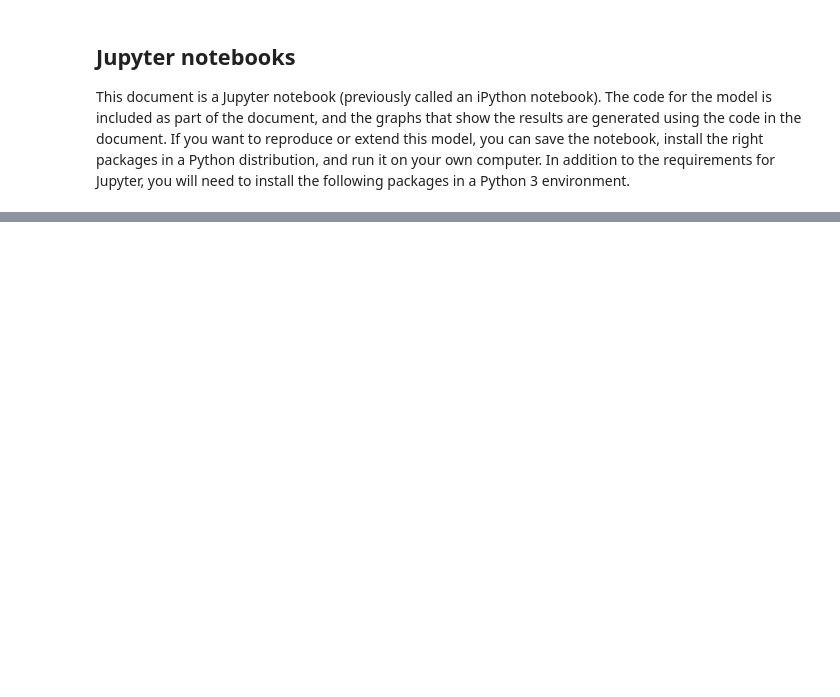
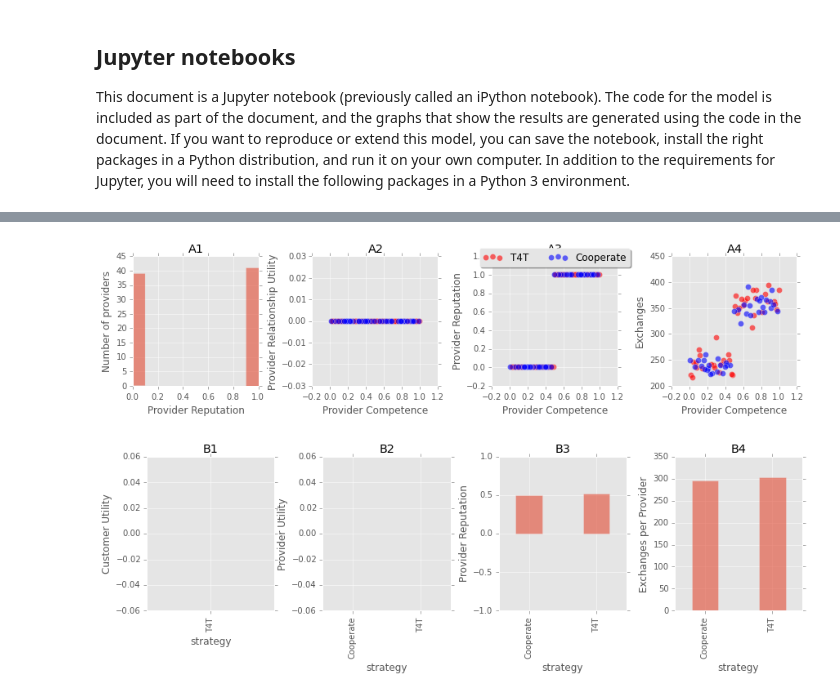
Before and after one commit to tomslee/provider-reputation, a Jupyter notebook: provider-reputation.ipynb, the cells around one changed output, grey strips where cells are left out. Drawn from its saved outputs; the diff is of its cells as text; code cells hidden in the pictures; blank space fills up the shorter version.

```diff
--- a/provider-reputation.ipynb
+++ b/provider-reputation.ipynb
@@ -447,0 +262,26 @@ plot_results_by_competence(sim)
+# %%
+def rating_period(period, sim):
+    # Match up customers with providers: many customers may undertake an exchange with one provider
+    # in a single period.
+
+    # Assign ranges weighted by reputation
+    maximum = 0.0
+    store_front_max = [] # a list of values partitioning a range so that exchanges can be matched
+    for provider_id in range(sim.provider_count):
+        provider = sim.providers[provider_id]
+        reputation_scaled = provider.reputation() / (RATING_THUMBS_UP - RATING_THUMBS_DOWN)
+        maximum +=  1.0 + reputation_scaled
+        store_front_max.append(maximum)
+
+    # Each customer chooses a provider and undertakes an exchange with them
+    for customer_id in range(sim.customer_count):
+        # choose a value between zero and the maximum
+        val = random.uniform(0.0, maximum)
+        # find which provider it is (inefficiently)
+        for provider_id in range(sim.provider_count):
+            if val <= store_front_max[provider_id]:
+                break
+        exchange(sim.customers[customer_id],
+                 sim.providers[provider_id],
+                 sim.interactions_per_exchange,
+                 sim.noise_fraction)
@@ -447,0 +431,18 @@ plot_results_by_competence(sim)
+# %%
+sim = Simulation(
+    customer_count = 240,
+    provider_count = 80,
+    customer_t4t_proportion = 1.0, # all others are Grim or Defect
+    provider_t4t_proportion = 0.5, # all others are Cooperate
+    rating_periods = 100,
+    interactions_per_exchange = 0,
+    noise_fraction = 0.1,
+    customer_strategies = (STRATEGY_T4T, STRATEGY_DEFECT),
+    provider_strategies = (STRATEGY_T4T, STRATEGY_COOPERATE)
+    )
+sim.simulate()
+plot_by_competence(sim)
+plot_by_strategy(sim)
+# %% [output]
+[figure, added]
+[figure, added]
```
Also changed, not shown: parts of 50 cells of this notebook.
